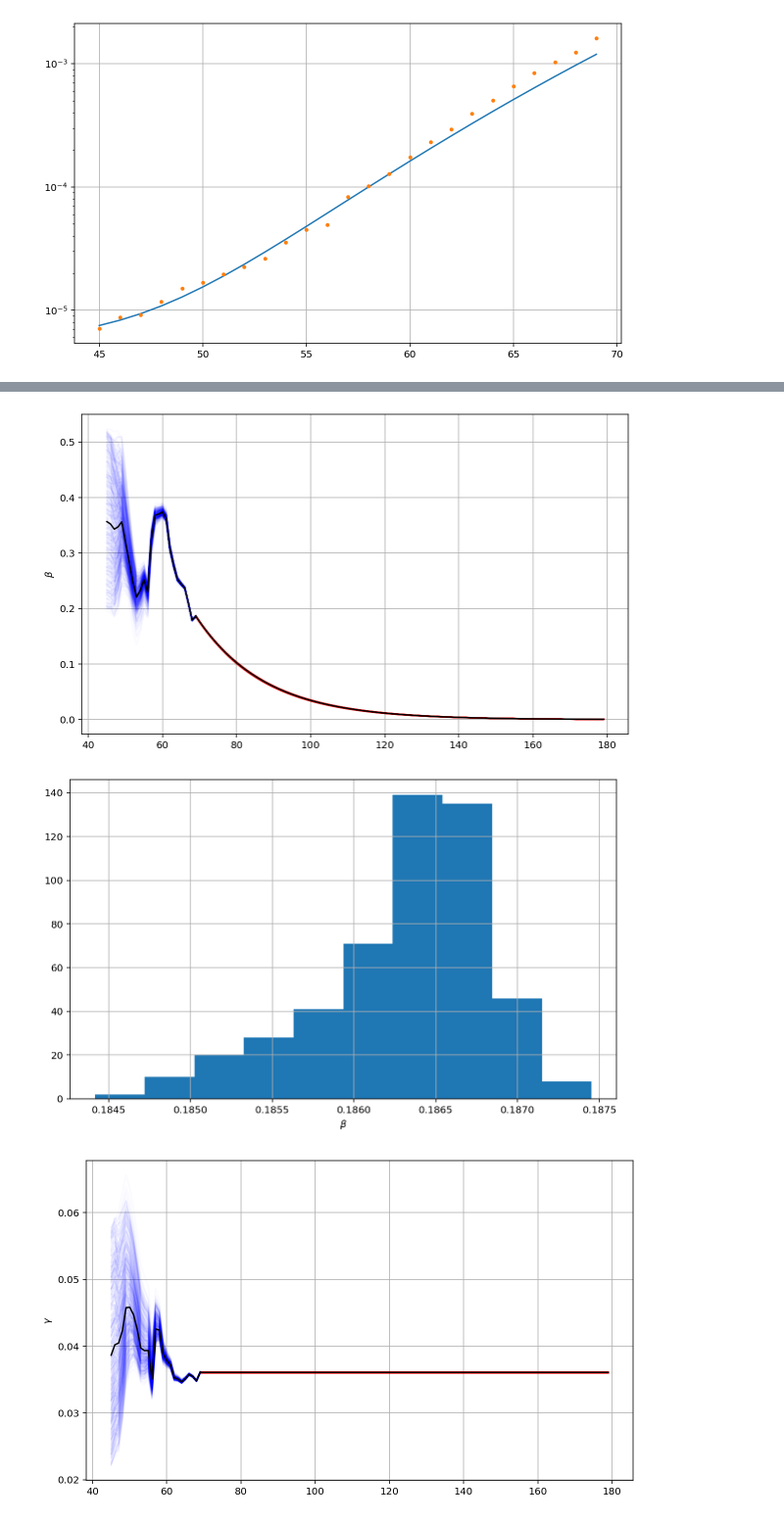
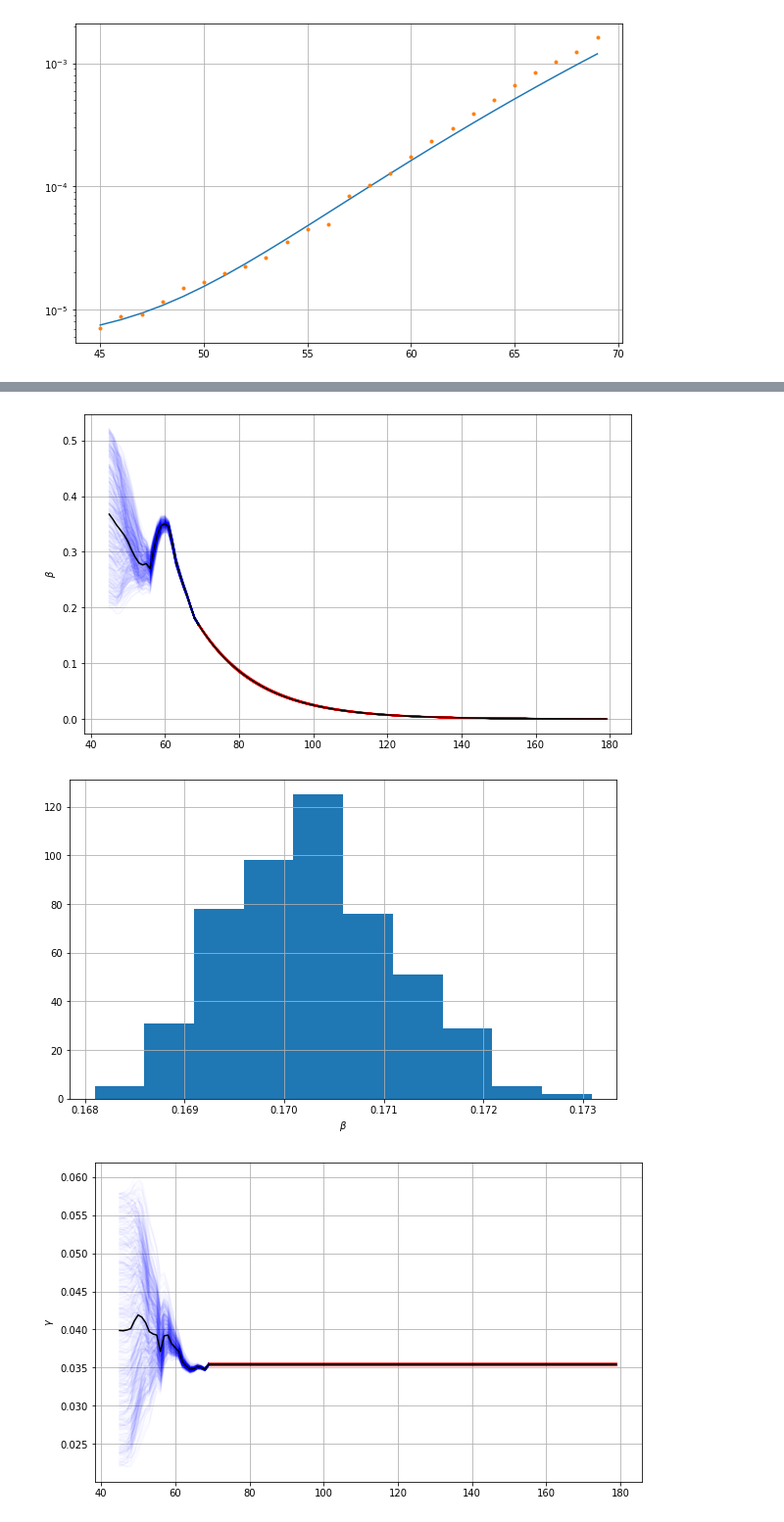
Before and after one commit to jonnydyer/covid-model, a Jupyter notebook: EnKF_US.ipynb, the cells around one changed output, grey strips where cells are left out. Shown at 98% size. Cells and saved outputs as stored; diff of their text form; code cells hidden in the pictures.

```diff
--- a/EnKF_US.ipynb
+++ b/EnKF_US.ipynb
@@ -98,7 +98,7 @@ def KF_update(X_prior, H, D, R):
         X_post[:, j] = X_prior[:, j] + K @ (D[:,j] - H @ X_prior[:, j])
     return X_post
 
-def EnKF(data, t0, tf, dt=1., N_ensb=500, cov_obs=[3e-5, 1e-6], tforecast=180): #[3e-3, 8e-4]
+def EnKF(data, t0, tf, dt=1., N_ensb=500, cov_obs=[3e-5, 5e-6], tforecast=180): #[3e-3, 8e-4]
     var0 = [0.9, 0.9, 0.9, 0.9, 0.9]
     I0 = uniform((1.-var0[0]/2)*i0, var0[0]*i0).rvs(size=N_ensb)
     R0 = uniform((1.-var0[1]/2)*r0, var0[1]*r0).rvs(size=N_ensb)
@@ -243,3 +243,3 @@ EnKF(dataset_scaled, t0, tf)
-[figure, old version]
+[figure, new version]
-[figure, old version]
+[figure, new version]
-[figure, old version]
+[figure, new version]
```
Also changed, not shown: parts of 1 cell of this notebook, 1 other file.
